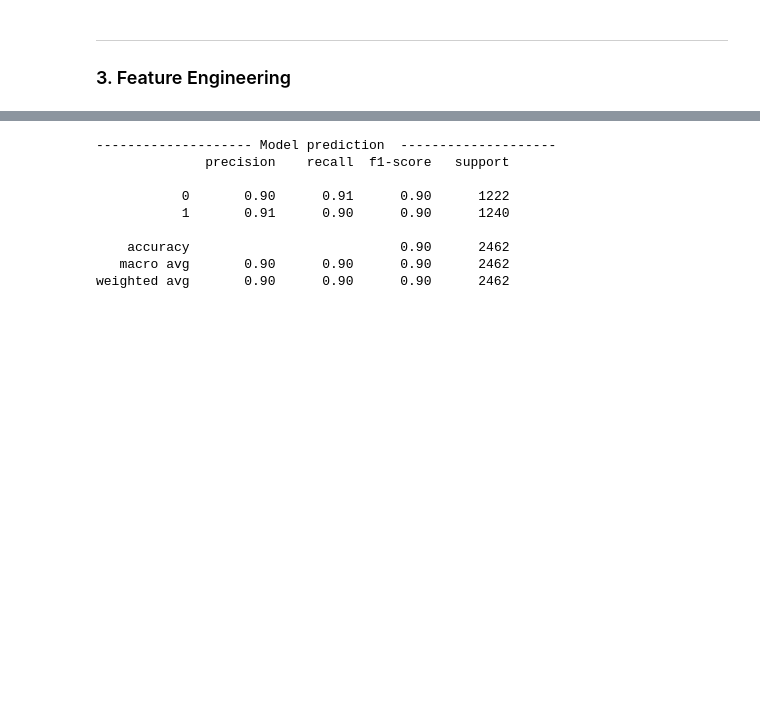
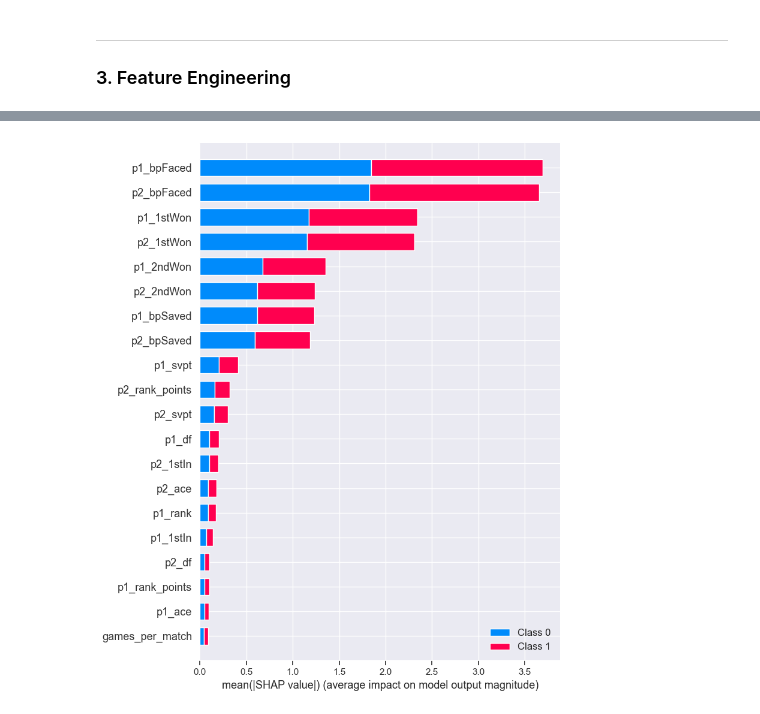
Before and after one commit to siwaar/Tennis_prediction, a Jupyter notebook: ABBES_Siwar_LBC_final_version.ipynb, the cells around one changed output, grey strips where cells are left out. Cells and saved outputs as stored; diff of their text form; code cells hidden in the pictures; blank space fills up the shorter version.

```diff
--- a/ABBES_Siwar_LBC_final_version.ipynb
+++ b/ABBES_Siwar_LBC_final_version.ipynb
@@ -835,14 +853,7 @@ def predict(model, X_train: pd.DataFrame, X_test: pd.DataFrame, y_train: pd.Seri
 # %%
-# Prediction
-y_pred = predict(best_model, X_train, X_test, y_train)
-print(classification_report(y_test, y_pred))
+# explication of model results with shap values
+explainer = shap.TreeExplainer(best_model)
+shap_values = explainer.shap_values(X_ts)
+shap.summary_plot(shap_values, X_ts)
 # %% [output]
--------------------- Model prediction  --------------------
-              precision    recall  f1-score   support
-
-           0       0.90      0.91      0.90      1222
-           1       0.91      0.90      0.90      1240
-
-    accuracy                           0.90      2462
-   macro avg       0.90      0.90      0.90      2462
-weighted avg       0.90      0.90      0.90      2462
+[figure, added]
```
Also changed, not shown: parts of 18 cells of this notebook, 5 other files.
